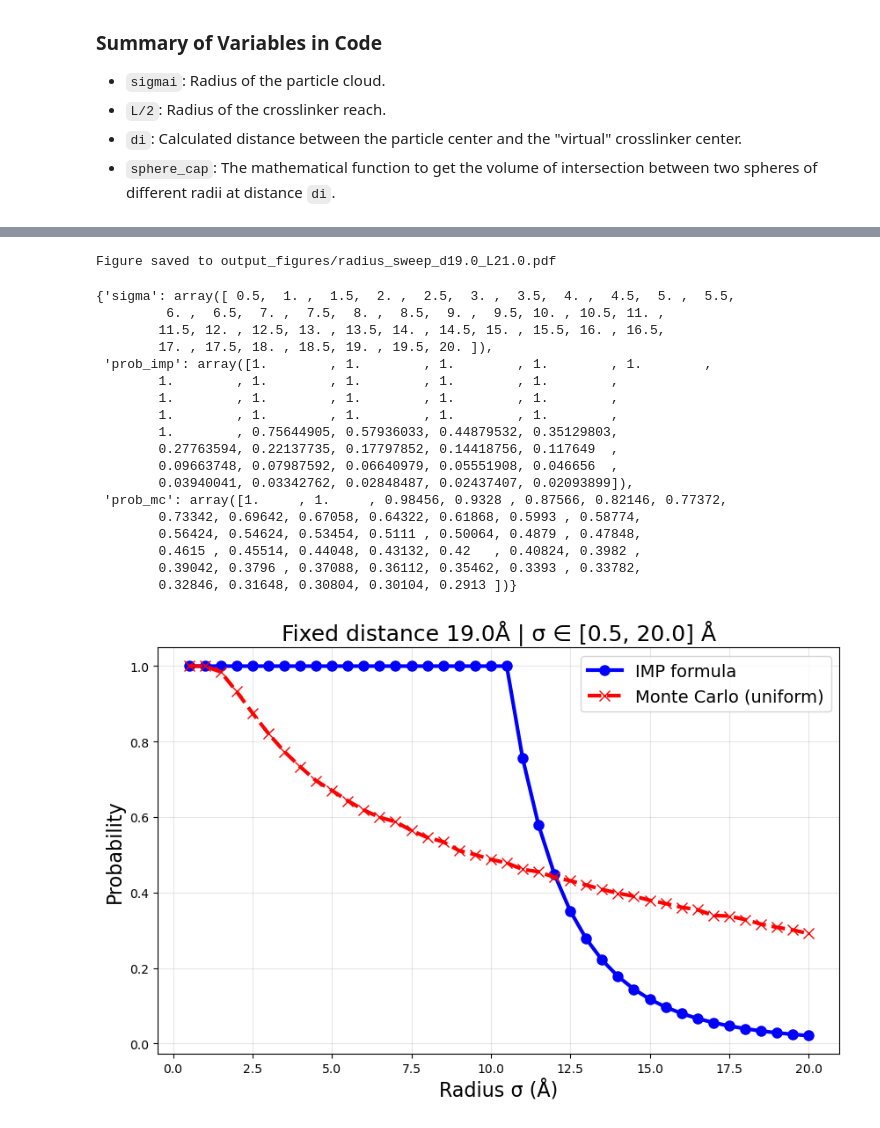
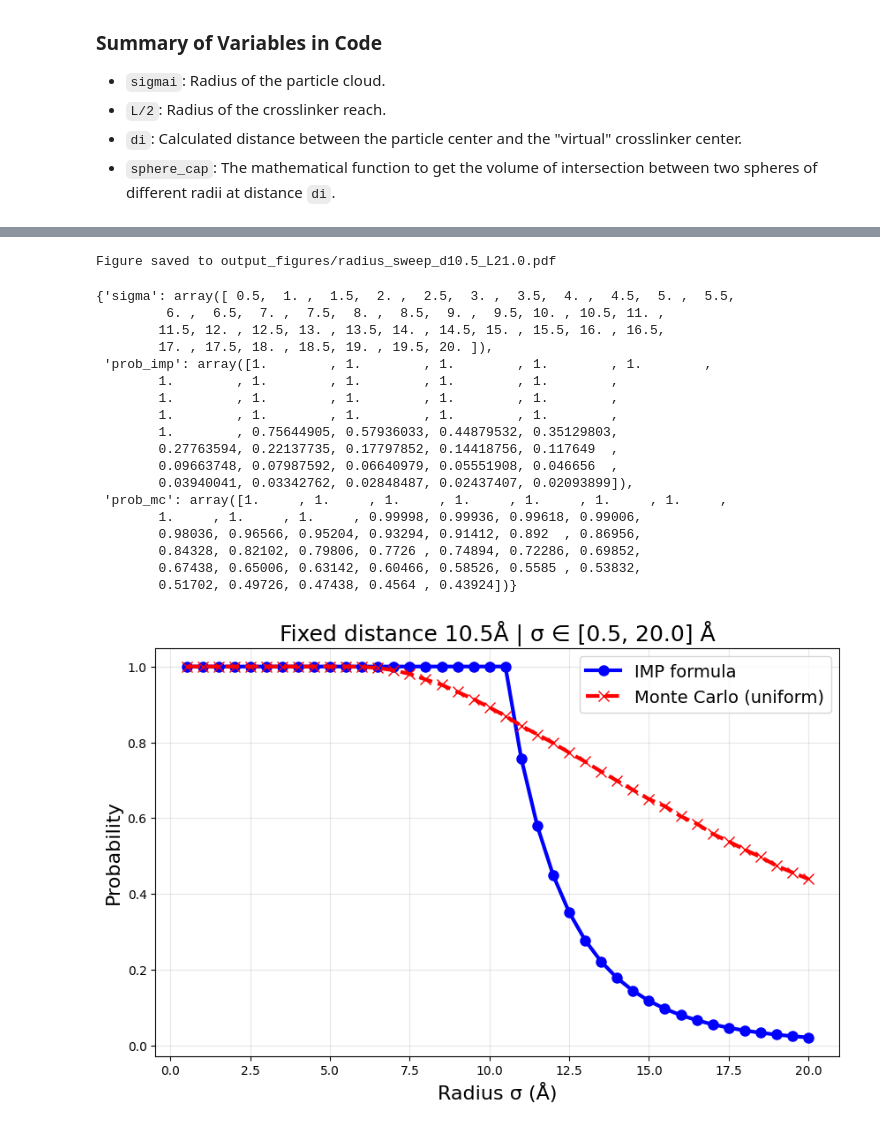
Before and after one commit to sreeganb/tri-center-xls, a Jupyter notebook: bayesian_trifunctional/test_xlms_restraint.ipynb, the cells around one changed output, grey strips where cells are left out. Saved outputs shown, nothing was run; the diff lists cells and outputs as text; code cells hidden in the pictures.

```diff
--- a/bayesian_trifunctional/test_xlms_restraint.ipynb
+++ b/bayesian_trifunctional/test_xlms_restraint.ipynb
@@ -643,42 +659,42 @@ def create_radius_sweep_plot(
     ax.set_ylabel('Probability', fontsize=16)
     ax.set_title(f'Fixed distance {distance:.1f}Å | σ ∈ [{sigma_min:.1f}, {sigma_max:.1f}] Å', fontsize=18)
     ax.legend(fontsize=14)
     ax.grid(True, alpha=0.3)
 
     # Ensure output directory exists
     if not os.path.exists("output_figures"):
         os.makedirs("output_figures")
 
     # Save as PDF
     filename = f"output_figures/radius_sweep_d{distance}_L{L}.pdf"
     fig.savefig(filename, bbox_inches='tight')
     print(f"Figure saved to {filename}")
 
     return {"sigma": sigma_values, "prob_imp": np.array(prob_imp), "prob_mc": np.array(prob_mc)}
 
 # example usage
-create_radius_sweep_plot(distance=19.0, sigma_min=0.5, sigma_max=20.0, steps=40, L=21.0, N_mc=50000)
+create_radius_sweep_plot(distance=10.5, sigma_min=0.5, sigma_max=20.0, steps=40, L=21.0, N_mc=50000)
 # %% [output]
-Figure saved to output_figures/radius_sweep_d19.0_L21.0.pdf
+Figure saved to output_figures/radius_sweep_d10.5_L21.0.pdf
 {'sigma': array([ 0.5,  1. ,  1.5,  2. ,  2.5,  3. ,  3.5,  4. ,  4.5,  5. ,  5.5,
          6. ,  6.5,  7. ,  7.5,  8. ,  8.5,  9. ,  9.5, 10. , 10.5, 11. ,
         11.5, 12. , 12.5, 13. , 13.5, 14. , 14.5, 15. , 15.5, 16. , 16.5,
         17. , 17.5, 18. , 18.5, 19. , 19.5, 20. ]),
  'prob_imp': array([1.        , 1.        , 1.        , 1.        , 1.        ,
         1.        , 1.        , 1.        , 1.        , 1.        ,
         1.        , 1.        , 1.        , 1.        , 1.        ,
         1.        , 1.        , 1.        , 1.        , 1.        ,
         1.        , 0.75644905, 0.57936033, 0.44879532, 0.35129803,
         0.27763594, 0.22137735, 0.17797852, 0.14418756, 0.117649  ,
         0.09663748, 0.07987592, 0.06640979, 0.05551908, 0.046656  ,
         0.03940041, 0.03342762, 0.02848487, 0.02437407, 0.02093899]),
- 'prob_mc': array([1.     , 1.     , 0.98456, 0.9328 , 0.87566, 0.82146, 0.77372,
-        0.73342, 0.69642, 0.67058, 0.64322, 0.61868, 0.5993 , 0.58774,
-        0.56424, 0.54624, 0.53454, 0.5111 , 0.50064, 0.4879 , 0.47848,
-        0.4615 , 0.45514, 0.44048, 0.43132, 0.42   , 0.40824, 0.3982 ,
-        0.39042, 0.3796 , 0.37088, 0.36112, 0.35462, 0.3393 , 0.33782,
-        0.32846, 0.31648, 0.30804, 0.30104, 0.2913 ])}
+ 'prob_mc': array([1.     , 1.     , 1.     , 1.     , 1.     , 1.     , 1.     ,
+        1.     , 1.     , 1.     , 0.99998, 0.99936, 0.99618, 0.99006,
+        0.98036, 0.96566, 0.95204, 0.93294, 0.91412, 0.892  , 0.86956,
+        0.84328, 0.82102, 0.79806, 0.7726 , 0.74894, 0.72286, 0.69852,
+        0.67438, 0.65006, 0.63142, 0.60466, 0.58526, 0.5585 , 0.53832,
+        0.51702, 0.49726, 0.47438, 0.4564 , 0.43924])}
-[figure, old version]
+[figure, new version]
 # %%
 import matplotlib.pyplot as plt
 import numpy as np
```
Also changed, not shown: parts of 2 cells of this notebook.
